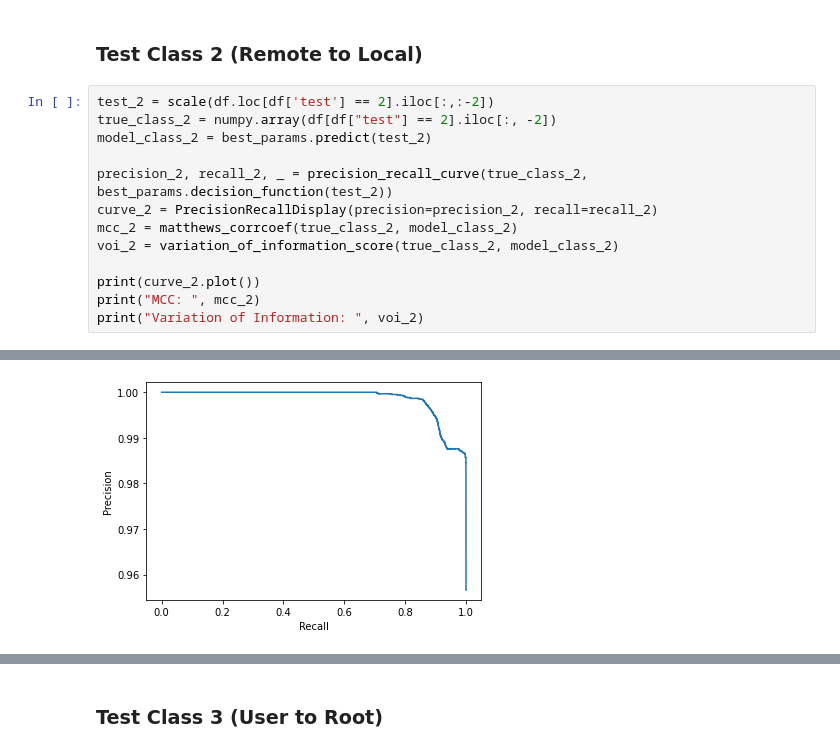
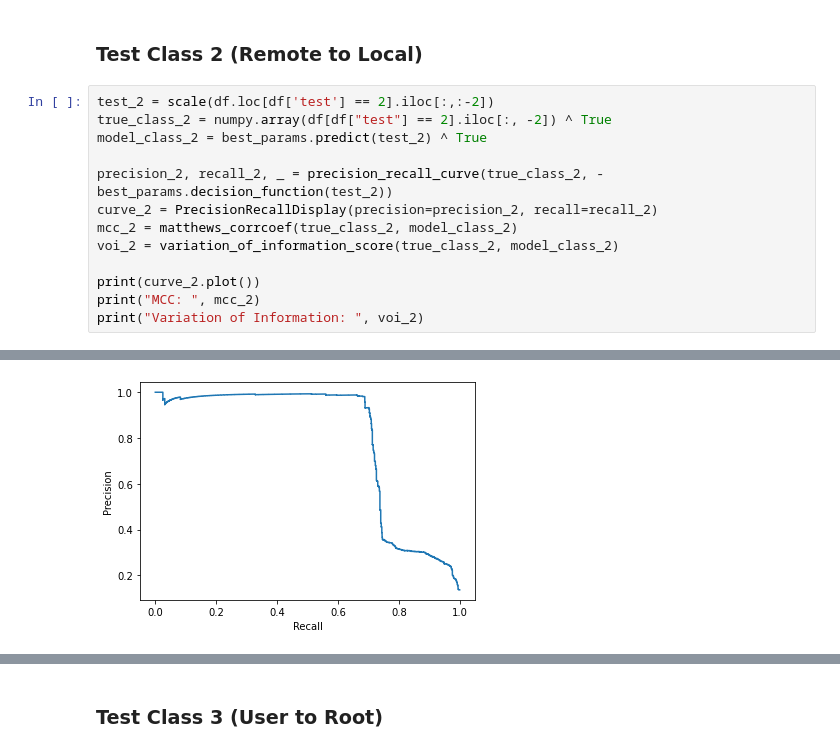
Before and after one commit to AdamEiffert/DST_Project1, a Jupyter notebook: report/06-Support Vector Machine.ipynb, the cells around one changed output, grey strips where cells are left out. Saved outputs shown, nothing was run; the diff lists cells and outputs as text.

```diff
--- a/report/06-Support Vector Machine.ipynb
+++ b/report/06-Support Vector Machine.ipynb
@@ -152,10 +152,10 @@ Here we can see that the Matthew's Correlation Coefficient is very near 0, which
 ### Test Class 2 (Remote to Local)
 # %%
 test_2 = scale(df.loc[df['test'] == 2].iloc[:,:-2])
-true_class_2 = numpy.array(df[df["test"] == 2].iloc[:, -2])
-model_class_2 = best_params.predict(test_2)
+true_class_2 = numpy.array(df[df["test"] == 2].iloc[:, -2]) ^ True
+model_class_2 = best_params.predict(test_2) ^ True
 
-precision_2, recall_2, _ = precision_recall_curve(true_class_2, best_params.decision_function(test_2))
+precision_2, recall_2, _ = precision_recall_curve(true_class_2, -best_params.decision_function(test_2))
 curve_2 = PrecisionRecallDisplay(precision=precision_2, recall=recall_2)
 mcc_2 = matthews_corrcoef(true_class_2, model_class_2)
 voi_2 = variation_of_information_score(true_class_2, model_class_2)
@@ -170,3 +170,3 @@ Variation of Information:  0.12707816650240567
-[figure, old version]
+[figure, new version]
 # %% [markdown]
 #### Analysis
```
Also changed, not shown: parts of 7 cells of this notebook, 1 other file.
